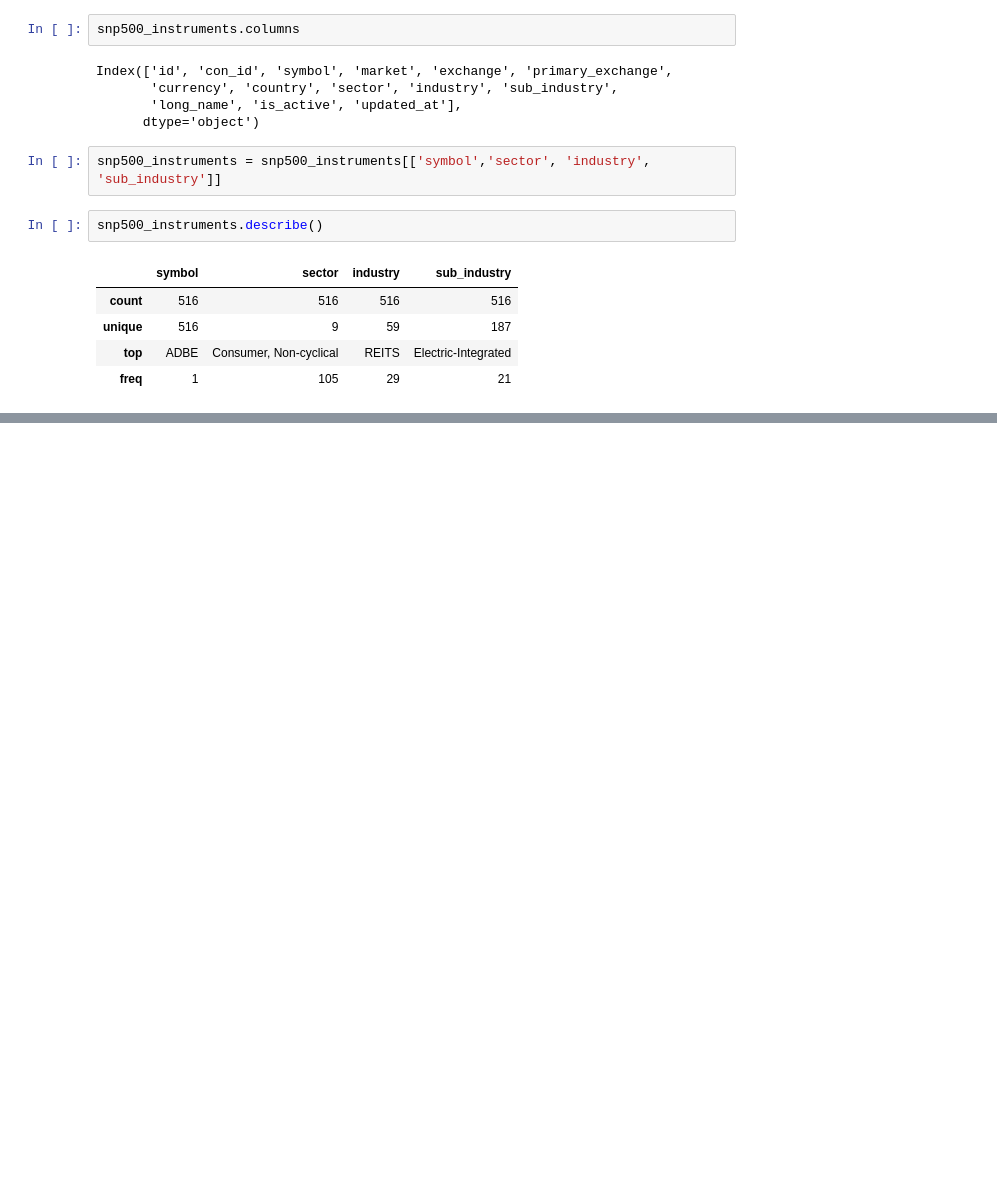
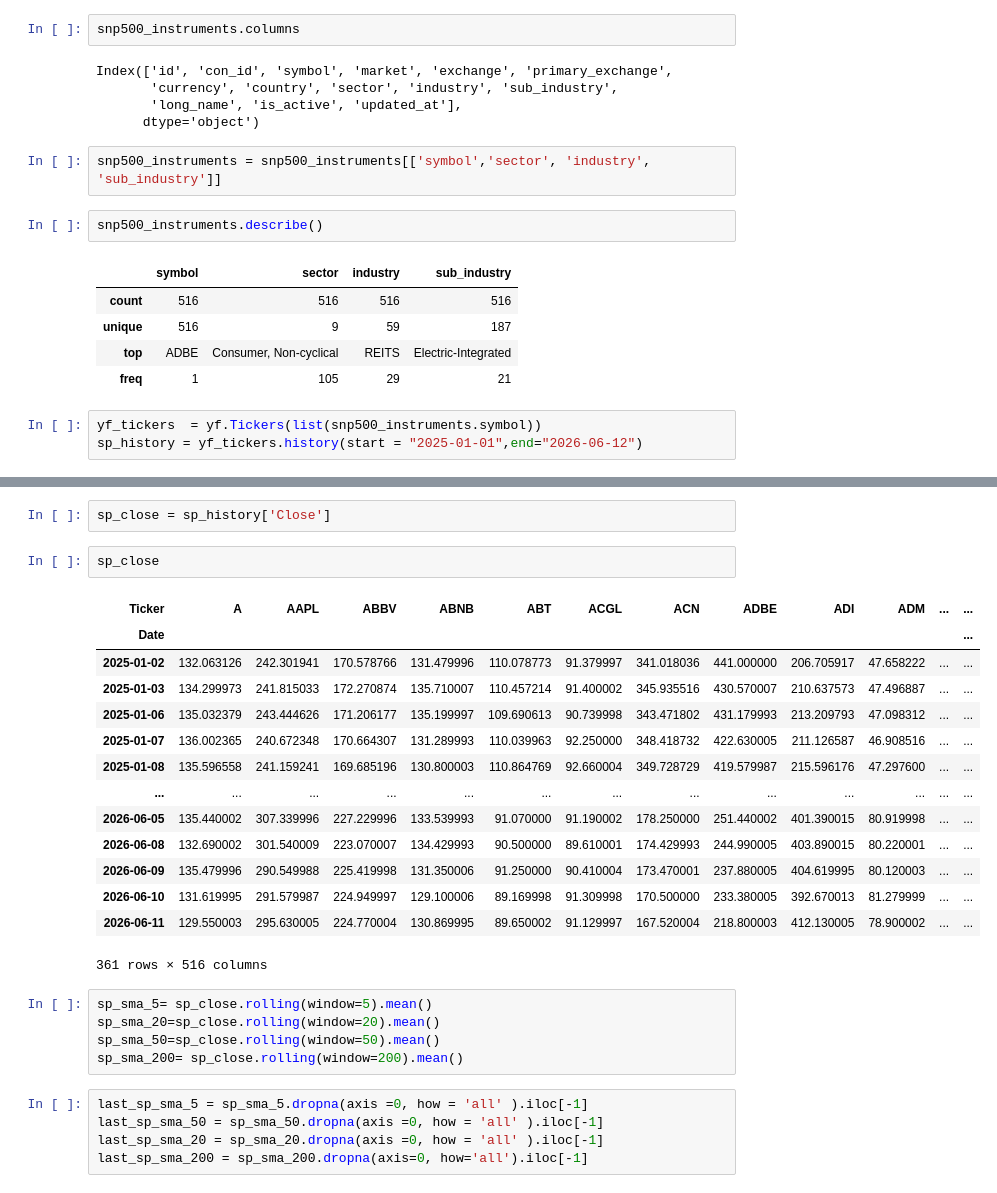
Before and after one commit to pankajti/adaptive-financial-decision-systems, a Jupyter notebook: icaif_2026/lab/notebooks/instruments_eda.ipynb, the cells around one changed output, grey strips where cells are left out. Cells and saved outputs as stored; diff of their text form; blank space fills up the shorter version.

```diff
--- a/icaif_2026/lab/notebooks/instruments_eda.ipynb
+++ b/icaif_2026/lab/notebooks/instruments_eda.ipynb
@@ -35,3 +38,6 @@ snp500_instruments.describe()
 | unique | 516 | 9 | 59 | 187 |
 | top | ADBE | Consumer, Non-cyclical | REITS | Electric-Integrated |
 | freq | 1 | 105 | 29 | 21 |
+# %%
+yf_tickers  = yf.Tickers(list(snp500_instruments.symbol))
+sp_history = yf_tickers.history(start = "2025-01-01",end="2026-06-12")
@@ -37,0 +51,29 @@ snp500_instruments.describe()
+# %%
+sp_close = sp_history['Close']
+# %%
+sp_close
+# %% [output]
+| Ticker | A | AAPL | ABBV | ABNB | ABT | ACGL | ACN | ADBE | ADI | ADM | ... | ... |
+| Date |  |  |  |  |  |  |  |  |  |  |  | ... |
+| 2025-01-02 | 132.063126 | 242.301941 | 170.578766 | 131.479996 | 110.078773 | 91.379997 | 341.018036 | 441.000000 | 206.705917 | 47.658222 | ... | ... |
+| 2025-01-03 | 134.299973 | 241.815033 | 172.270874 | 135.710007 | 110.457214 | 91.400002 | 345.935516 | 430.570007 | 210.637573 | 47.496887 | ... | ... |
+| 2025-01-06 | 135.032379 | 243.444626 | 171.206177 | 135.199997 | 109.690613 | 90.739998 | 343.471802 | 431.179993 | 213.209793 | 47.098312 | ... | ... |
+| 2025-01-07 | 136.002365 | 240.672348 | 170.664307 | 131.289993 | 110.039963 | 92.250000 | 348.418732 | 422.630005 | 211.126587 | 46.908516 | ... | ... |
+| 2025-01-08 | 135.596558 | 241.159241 | 169.685196 | 130.800003 | 110.864769 | 92.660004 | 349.728729 | 419.579987 | 215.596176 | 47.297600 | ... | ... |
+| ... | ... | ... | ... | ... | ... | ... | ... | ... | ... | ... | ... | ... |
+| 2026-06-05 | 135.440002 | 307.339996 | 227.229996 | 133.539993 | 91.070000 | 91.190002 | 178.250000 | 251.440002 | 401.390015 | 80.919998 | ... | ... |
+| 2026-06-08 | 132.690002 | 301.540009 | 223.070007 | 134.429993 | 90.500000 | 89.610001 | 174.429993 | 244.990005 | 403.890015 | 80.220001 | ... | ... |
+| 2026-06-09 | 135.479996 | 290.549988 | 225.419998 | 131.350006 | 91.250000 | 90.410004 | 173.470001 | 237.880005 | 404.619995 | 80.120003 | ... | ... |
+| 2026-06-10 | 131.619995 | 291.579987 | 224.949997 | 129.100006 | 89.169998 | 91.309998 | 170.500000 | 233.380005 | 392.670013 | 81.279999 | ... | ... |
+| 2026-06-11 | 129.550003 | 295.630005 | 224.770004 | 130.869995 | 89.650002 | 91.129997 | 167.520004 | 218.800003 | 412.130005 | 78.900002 | ... | ... |
+361 rows × 516 columns
+# %%
+sp_sma_5= sp_close.rolling(window=5).mean()
+sp_sma_20=sp_close.rolling(window=20).mean()
+sp_sma_50=sp_close.rolling(window=50).mean()
+sp_sma_200= sp_close.rolling(window=200).mean()
+# %%
+last_sp_sma_5 = sp_sma_5.dropna(axis =0, how = 'all' ).iloc[-1]
+last_sp_sma_50 = sp_sma_50.dropna(axis =0, how = 'all' ).iloc[-1]
+last_sp_sma_20 = sp_sma_20.dropna(axis =0, how = 'all' ).iloc[-1]
+last_sp_sma_200 = sp_sma_200.dropna(axis=0, how='all').iloc[-1]
```
Also changed, not shown: parts of 8 cells of this notebook, 6 other files.
